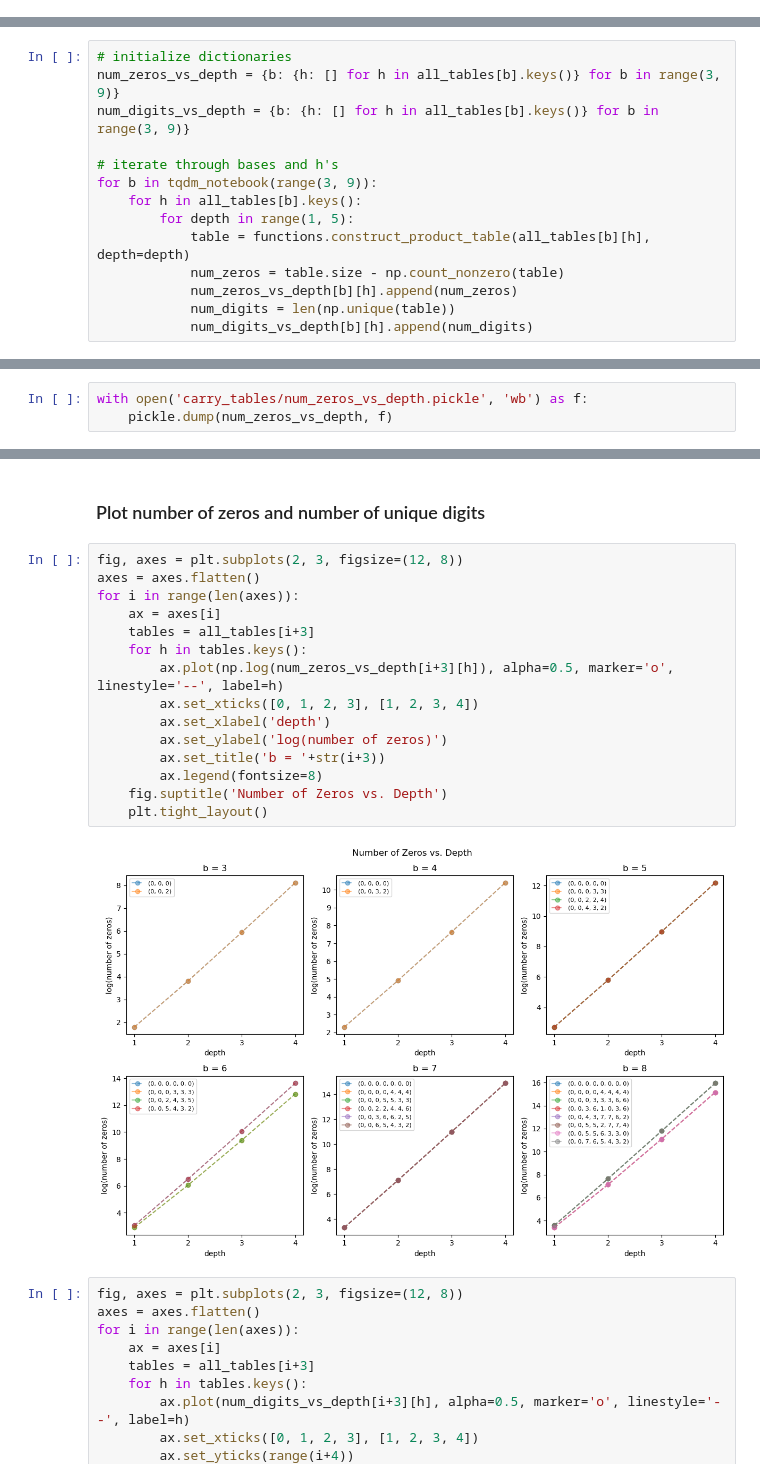
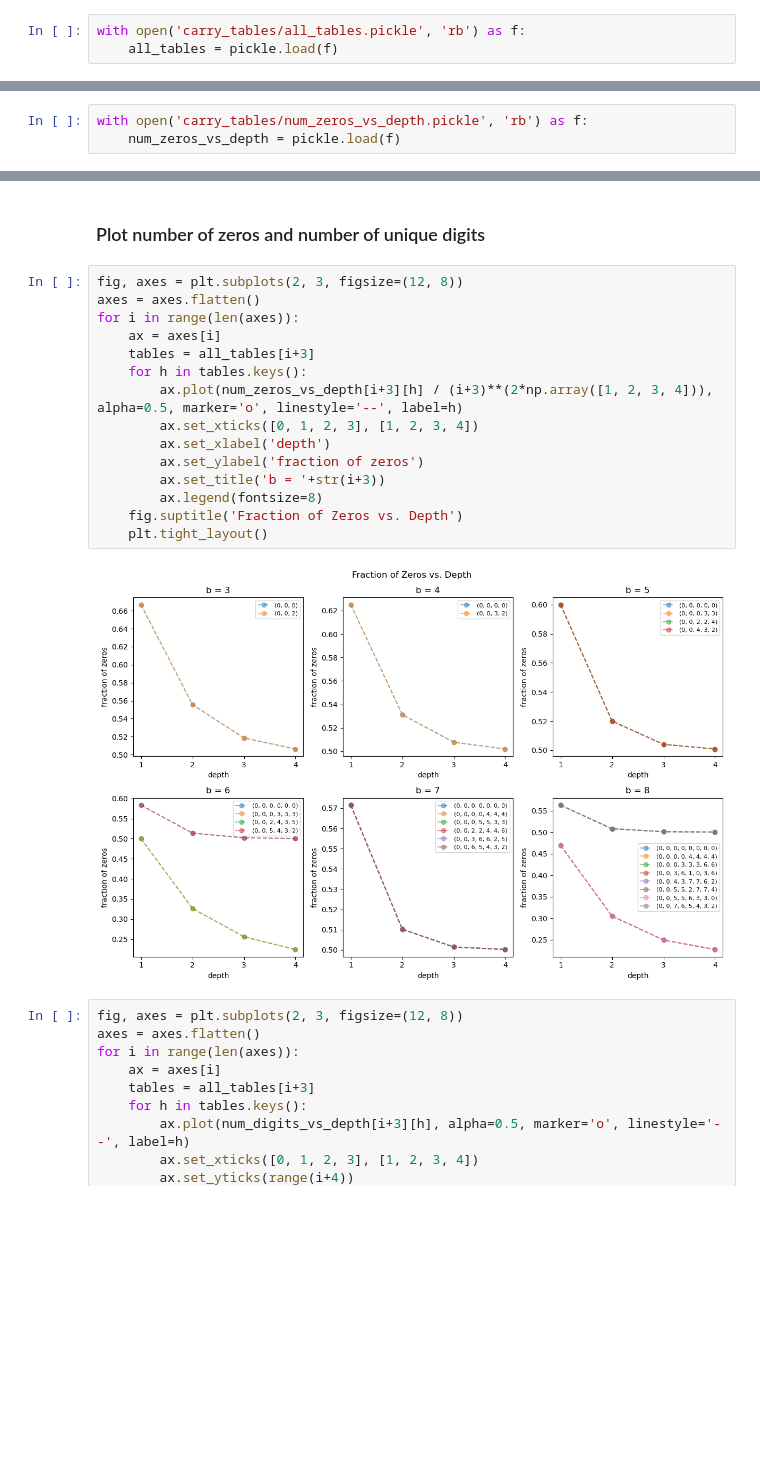
Before and after one commit to cutterdawes/BaseAddition, a Jupyter notebook: carry_tables.ipynb, the cells around one changed output, grey strips where cells are left out. Cells and saved outputs as stored; diff of their text form; blank space fills up the shorter version.

Commit message:
Slight changes to figures

```diff
--- a/carry_tables.ipynb
+++ b/carry_tables.ipynb
@@ -91,6 +97,9 @@ all_tables = {
 # %%
 with open('carry_tables/all_tables.pickle', 'wb') as f:
     pickle.dump(all_tables, f)
+# %%
+with open('carry_tables/all_tables.pickle', 'rb') as f:
+    all_tables = pickle.load(f)
 # %% [markdown]
 ### Plot their carry tables
 # %%
@@ -129,17 +138,3 @@ for t in range(g.d**len(g.vals) - 1):
     cycle.append(e.vals)
 # %% [markdown]
 ### Count number of zeros, number of unique digits in each table
-# %%
-# initialize dictionaries
-num_zeros_vs_depth = {b: {h: [] for h in all_tables[b].keys()} for b in range(3, 9)}
-num_digits_vs_depth = {b: {h: [] for h in all_tables[b].keys()} for b in range(3, 9)}
-
-# iterate through bases and h's
-for b in tqdm_notebook(range(3, 9)):
-    for h in all_tables[b].keys():
-        for depth in range(1, 5):
-            table = functions.construct_product_table(all_tables[b][h], depth=depth)
-            num_zeros = table.size - np.count_nonzero(table)
-            num_zeros_vs_depth[b][h].append(num_zeros)
-            num_digits = len(np.unique(table))
-            num_digits_vs_depth[b][h].append(num_digits)
@@ -146,4 +161,4 @@ for b in tqdm_notebook(range(3, 9)):
 # %%
-with open('carry_tables/num_zeros_vs_depth.pickle', 'wb') as f:
-    pickle.dump(num_zeros_vs_depth, f)
+with open('carry_tables/num_zeros_vs_depth.pickle', 'rb') as f:
+    num_zeros_vs_depth = pickle.load(f)
 # %%
@@ -154,20 +169,20 @@ with open('carry_tables/num_digits_vs_depth.pickle', 'wb') as f:
 # %%
 fig, axes = plt.subplots(2, 3, figsize=(12, 8))
 axes = axes.flatten()
 for i in range(len(axes)):
     ax = axes[i]
     tables = all_tables[i+3]
     for h in tables.keys():
-        ax.plot(np.log(num_zeros_vs_depth[i+3][h]), alpha=0.5, marker='o', linestyle='--', label=h)
+        ax.plot(num_zeros_vs_depth[i+3][h] / (i+3)**(2*np.array([1, 2, 3, 4])), alpha=0.5, marker='o', linestyle='--', label=h)
         ax.set_xticks([0, 1, 2, 3], [1, 2, 3, 4])
         ax.set_xlabel('depth')
-        ax.set_ylabel('log(number of zeros)')
+        ax.set_ylabel('fraction of zeros')
         ax.set_title('b = '+str(i+3))
         ax.legend(fontsize=8)
-    fig.suptitle('Number of Zeros vs. Depth')
+    fig.suptitle('Fraction of Zeros vs. Depth')
     plt.tight_layout()
 # %% [output]
-[figure, old version]
+[figure, new version]
 # %%
 fig, axes = plt.subplots(2, 3, figsize=(12, 8))
 axes = axes.flatten()
```
Also changed, not shown: parts of 8 cells of this notebook.
